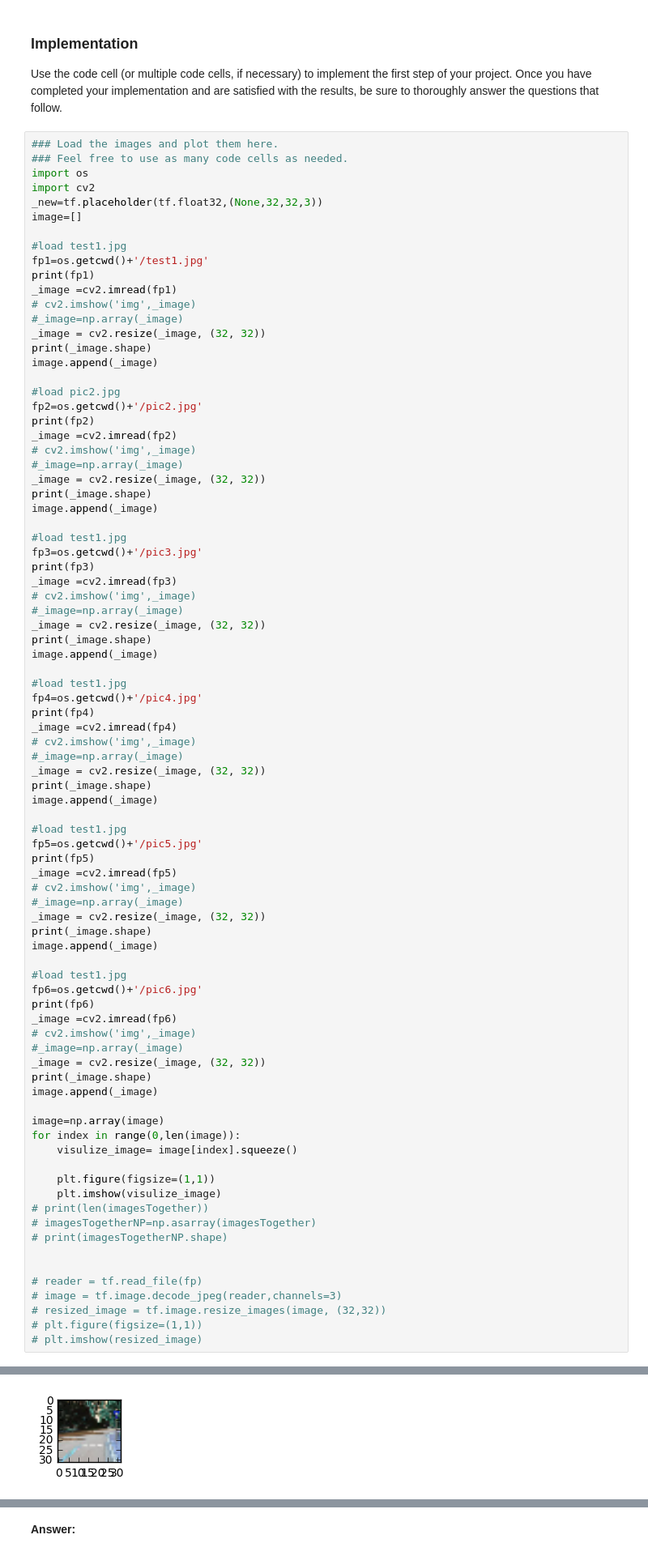
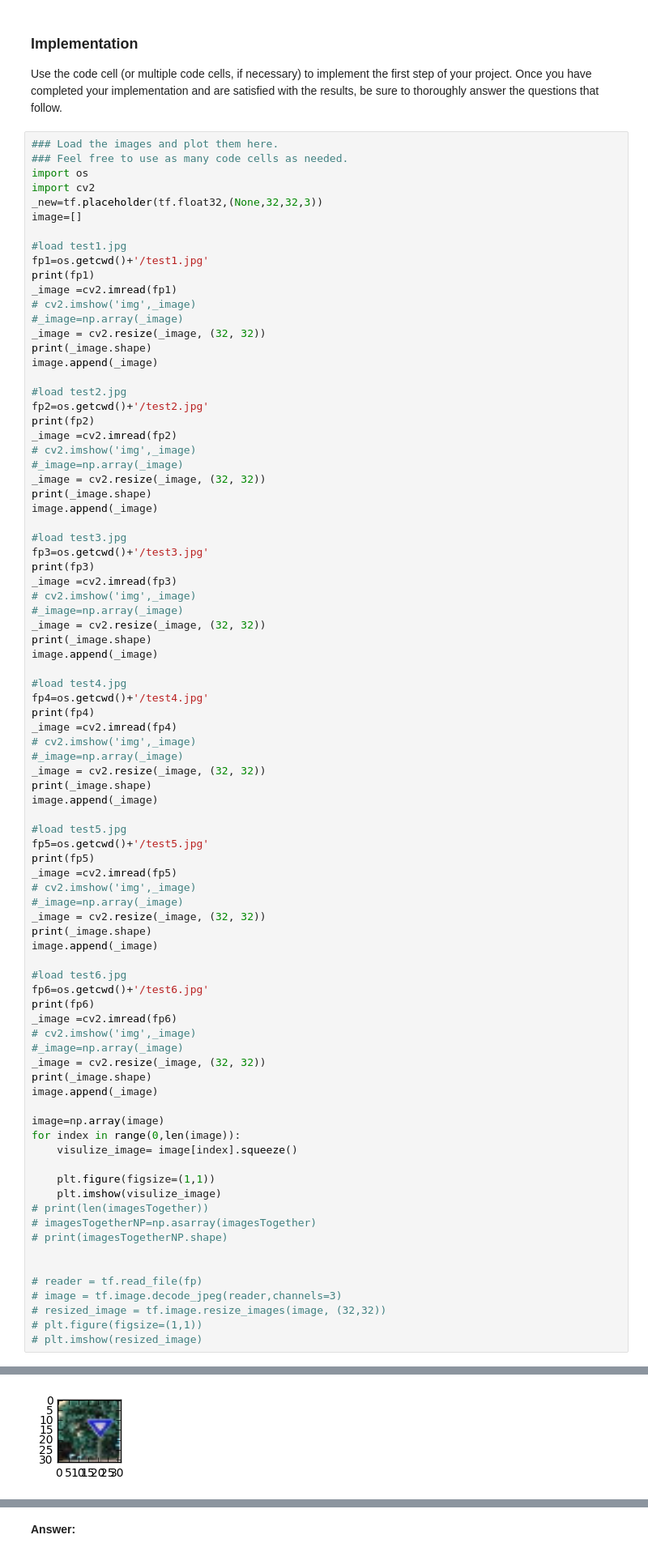
Before and after one commit to shuruiz/classify_traffic_sign, a Jupyter notebook: Traffic_Sign_Classifier.ipynb, the cells around one changed output, grey strips where cells are left out. Shown at 81% size. Cells and saved outputs as stored; diff of their text form.

Commit message:
test the new image, but get low accuracy

```diff
--- a/Traffic_Sign_Classifier.ipynb
+++ b/Traffic_Sign_Classifier.ipynb
@@ -486,8 +486,8 @@ _image = cv2.resize(_image, (32, 32))
 print(_image.shape)
 image.append(_image)
 
-#load pic2.jpg
-fp2=os.getcwd()+'/pic2.jpg'
+#load test2.jpg
+fp2=os.getcwd()+'/test2.jpg'
 print(fp2)
 _image =cv2.imread(fp2)
 # cv2.imshow('img',_image)
@@ -496,8 +496,8 @@ _image = cv2.resize(_image, (32, 32))
 print(_image.shape)
 image.append(_image)
 
-#load test1.jpg
-fp3=os.getcwd()+'/pic3.jpg'
+#load test3.jpg
+fp3=os.getcwd()+'/test3.jpg'
 print(fp3)
 _image =cv2.imread(fp3)
 # cv2.imshow('img',_image)
@@ -506,8 +506,8 @@ _image = cv2.resize(_image, (32, 32))
 print(_image.shape)
 image.append(_image)
 
-#load test1.jpg
-fp4=os.getcwd()+'/pic4.jpg'
+#load test4.jpg
+fp4=os.getcwd()+'/test4.jpg'
 print(fp4)
 _image =cv2.imread(fp4)
 # cv2.imshow('img',_image)
@@ -516,8 +516,8 @@ _image = cv2.resize(_image, (32, 32))
 print(_image.shape)
 image.append(_image)
 
-#load test1.jpg
-fp5=os.getcwd()+'/pic5.jpg'
+#load test5.jpg
+fp5=os.getcwd()+'/test5.jpg'
 print(fp5)
 _image =cv2.imread(fp5)
 # cv2.imshow('img',_image)
@@ -526,8 +526,8 @@ _image = cv2.resize(_image, (32, 32))
 print(_image.shape)
 image.append(_image)
 
-#load test1.jpg
-fp6=os.getcwd()+'/pic6.jpg'
+#load test6.jpg
+fp6=os.getcwd()+'/test6.jpg'
 print(fp6)
 _image =cv2.imread(fp6)
 # cv2.imshow('img',_image)
@@ -573,4 +573,4 @@ for index in range(0,len(image)):
-[figure, old version]
+[figure, new version]
 # %% [markdown]
 ### Question 6
 
```
Also changed, not shown: parts of 4 cells of this notebook.
